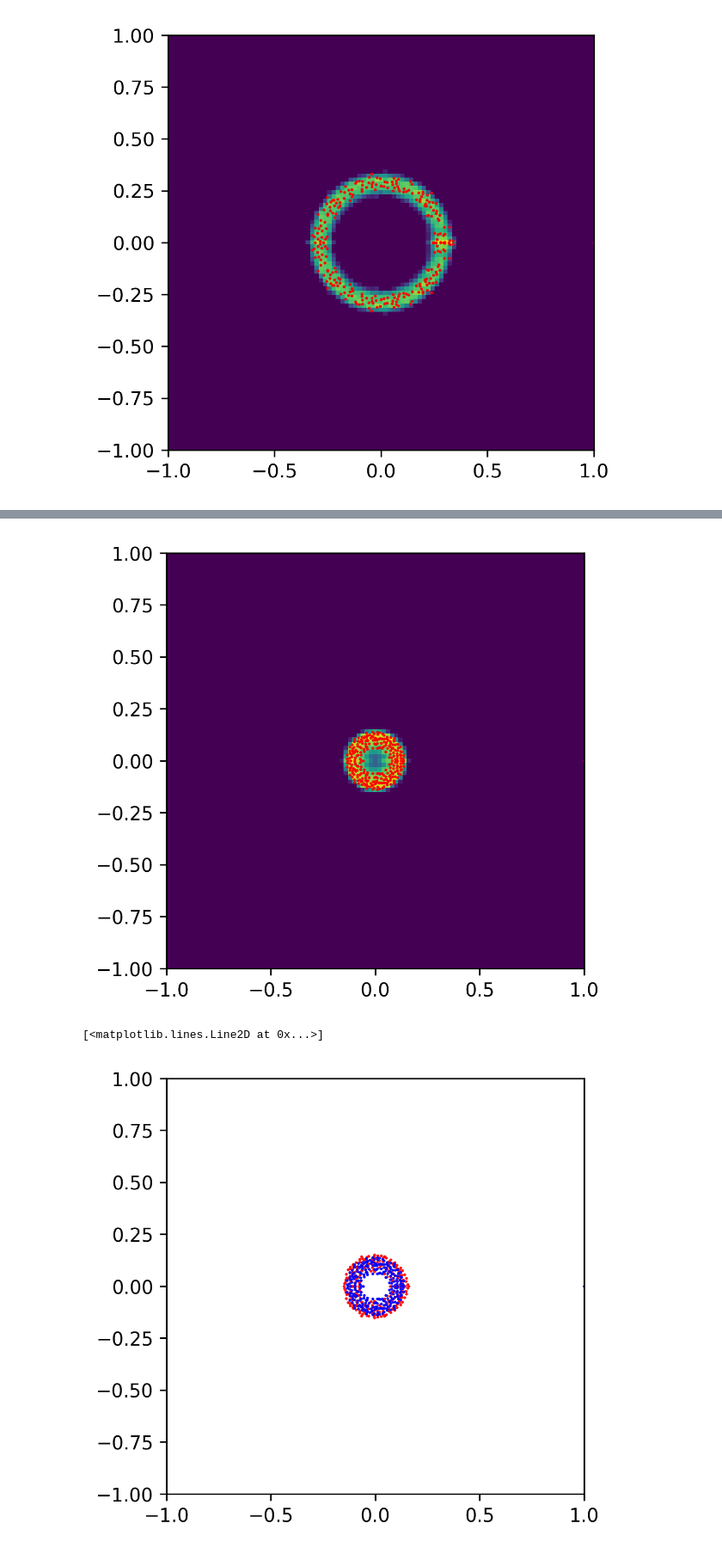
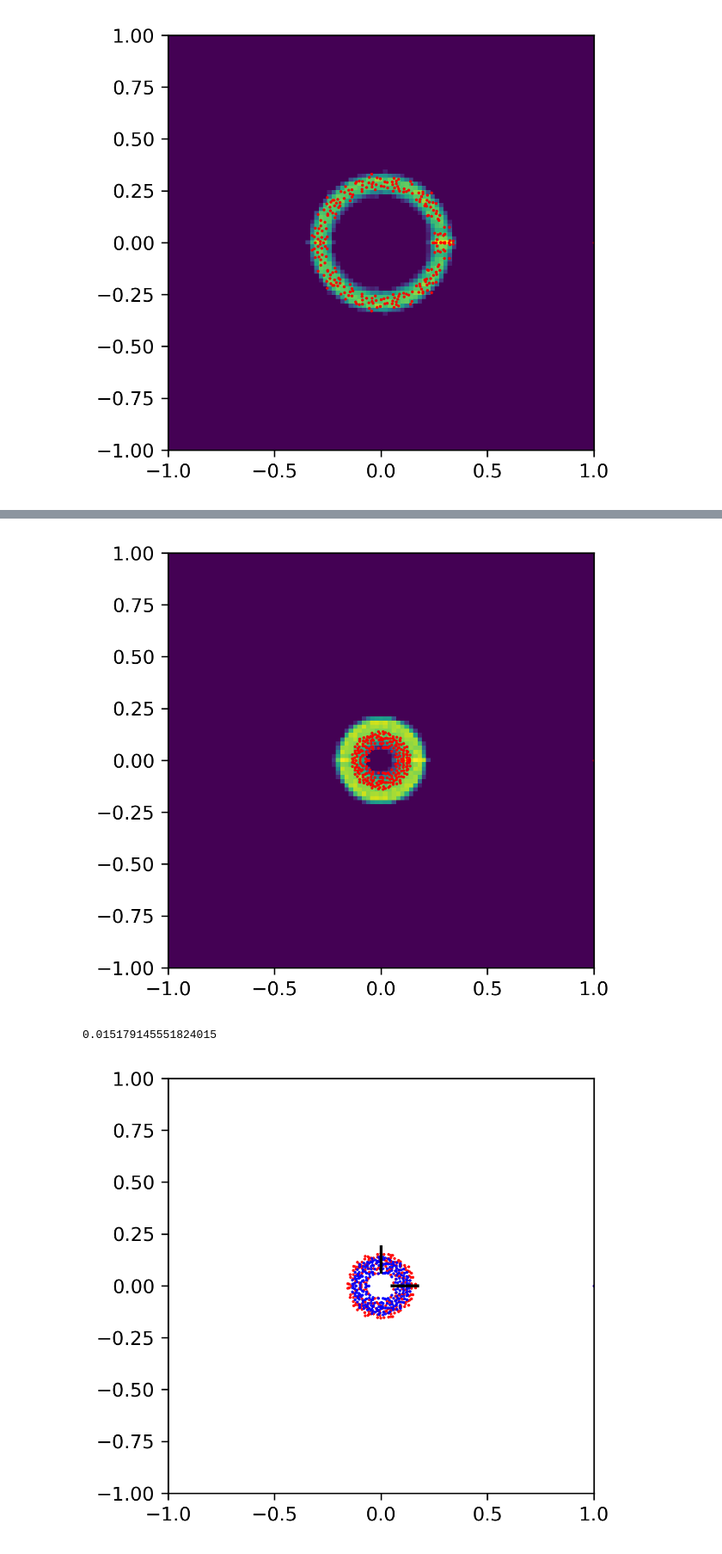
Before and after one commit to KristianWold/experimental-quantum-spectrum, a Jupyter notebook: notebooks/nisq_spectrum/diluted_unitary/Diluted Unitary Fitting, Analysis.ipynb, the cells around one changed output, grey strips where cells are left out. Shown at 86% size. Cells and saved outputs as stored; diff of their text form; code cells hidden in the pictures.

Commit message:
Rerun 4 qubit diluted models

```diff
--- a/notebooks/nisq_spectrum/diluted_unitary/Diluted Unitary Fitting, Analysis.ipynb
+++ b/notebooks/nisq_spectrum/diluted_unitary/Diluted Unitary Fitting, Analysis.ipynb
@@ -268,8 +270,6 @@ np.random.seed(42)
 random.seed(42)
 tf.random.set_seed(42)
 rng = np.random.default_rng(seed=42)
-
-[distance4, diluted4] = loader(path2 + "diluted_fitting_4qubit_32layer.model")
 
 spectrum_resample = resample_diluted(diluted4, num_samples = 100, rng=rng)
 
@@ -279,25 +279,37 @@ plt.hist2d(spectrum_resample[:,0], spectrum_resample[:,1], bins = np.linspace(-1
 plt.plot(spectrum4[:,0], spectrum4[:,1], "ro", markersize=0.5)
 plt.show()
 # %% [output]
-[figure, old version]
+[figure, new version]
 # %%
 # set seeds
 np.random.seed(42)
 random.seed(42)
 tf.random.set_seed(42)
 
+radial = tf.norm(spectrum4, axis=1)
+r_mean1 = np.mean(radial)
+r_std1 = np.std(radial)
+
 quantum_channel = DilutedKrausMap(U=generate_unitary(2**4),
                                   c=0.12,
                                   kraus_part=KrausMap(2**4,
-                                                      rank=80,
+                                                      rank=70,
                                                       trainable=False))
 
 spectrum = channel_spectrum(quantum_channel)
+radial = tf.norm(spectrum, axis=1)
+r_mean = np.mean(radial)
+r_std = np.std(radial)
+
 fig = plt.figure(figsize=(4,4), dpi = 300, facecolor='w', edgecolor='k')
 plt.xlim(-1, 1)
 plt.ylim(-1, 1)
 plt.plot(spectrum[:,0], spectrum[:,1], "ro", markersize=0.5)
 plt.plot(spectrum4[:,0], spectrum4[:,1], "bo", markersize=0.5)
+plt.plot([r_mean1 - r_std1, r_mean1 + r_std1], [0, 0], "k-")
+plt.plot([0, 0], [r_mean - r_std, r_mean + r_std], "k-")
+
+print(np.abs(r_mean1 - r_mean) + np.abs(r_std1 - r_std))
 # %% [output]
-[<matplotlib.lines.Line2D at 0x...>]
+0.015179145551824015
-[figure, old version]
+[figure, new version]
```
Also changed, not shown: parts of 10 cells of this notebook, 19 other files.
